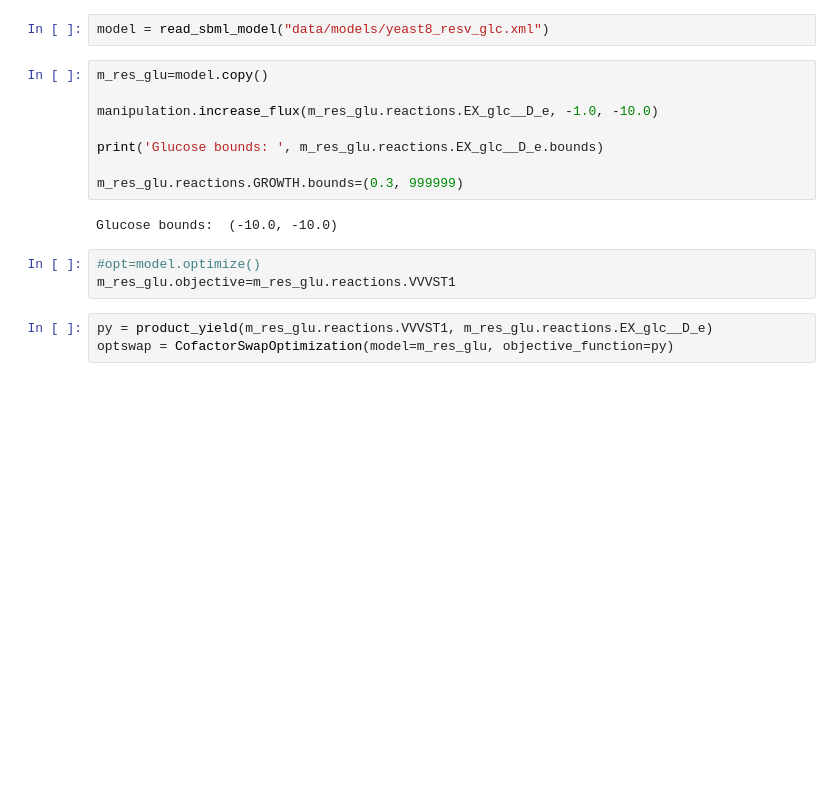
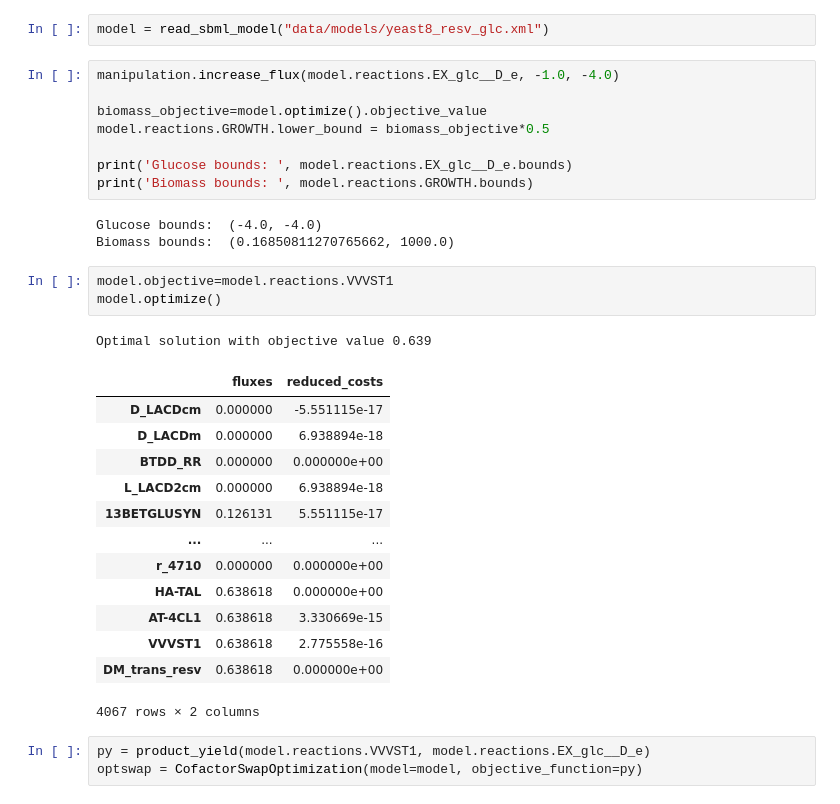
Before and after one commit to 27410/27410-group-assigment-group-4-resveratrol-in-s-cerevisiae, a Jupyter notebook: analysis/06.cofactor_swap.ipynb, the cells around one changed output. Cells and saved outputs as stored; diff of their text form; blank space fills up the shorter version.

```diff
--- a/analysis/06.cofactor_swap.ipynb
+++ b/analysis/06.cofactor_swap.ipynb
@@ -16,20 +16,36 @@ os.chdir("C:/Users/Deborah/anaconda3/envs/cellfactorydesign/27410-group-assigmen
 # %%
 model = read_sbml_model("data/models/yeast8_resv_glc.xml")
 # %%
-m_res_glu=model.copy()
+manipulation.increase_flux(model.reactions.EX_glc__D_e, -1.0, -4.0)
 
-manipulation.increase_flux(m_res_glu.reactions.EX_glc__D_e, -1.0, -10.0)
+biomass_objective=model.optimize().objective_value
+model.reactions.GROWTH.lower_bound = biomass_objective*0.5
 
-print('Glucose bounds: ', m_res_glu.reactions.EX_glc__D_e.bounds)
-
-m_res_glu.reactions.GROWTH.bounds=(0.3, 999999)
+print('Glucose bounds: ', model.reactions.EX_glc__D_e.bounds)
+print('Biomass bounds: ', model.reactions.GROWTH.bounds)
 # %% [output]
-Glucose bounds:  (-10.0, -10.0)
+Glucose bounds:  (-4.0, -4.0)
+Biomass bounds:  (0.16850811270765662, 1000.0)
-# %%
-#opt=model.optimize()
-m_res_glu.objective=m_res_glu.reactions.VVVST1
+# %%
+model.objective=model.reactions.VVVST1
+model.optimize()
+# %% [output]
+Optimal solution with objective value 0.639
+|  | fluxes | reduced_costs |
+| D_LACDcm | 0.000000 | -5.551115e-17 |
+| D_LACDm | 0.000000 | 6.938894e-18 |
+| BTDD_RR | 0.000000 | 0.000000e+00 |
+| L_LACD2cm | 0.000000 | 6.938894e-18 |
+| 13BETGLUSYN | 0.126131 | 5.551115e-17 |
+| ... | ... | ... |
+| r_4710 | 0.000000 | 0.000000e+00 |
+| HA-TAL | 0.638618 | 0.000000e+00 |
+| AT-4CL1 | 0.638618 | 3.330669e-15 |
+| VVVST1 | 0.638618 | 2.775558e-16 |
+| DM_trans_resv | 0.638618 | 0.000000e+00 |
+4067 rows × 2 columns
 # %%
-py = product_yield(m_res_glu.reactions.VVVST1, m_res_glu.reactions.EX_glc__D_e)
-optswap = CofactorSwapOptimization(model=m_res_glu, objective_function=py)
+py = product_yield(model.reactions.VVVST1, model.reactions.EX_glc__D_e)
+optswap = CofactorSwapOptimization(model=model, objective_function=py)
 # %%
 %time
```
Also changed, not shown: parts of 9 cells of this notebook, 5 other files.
